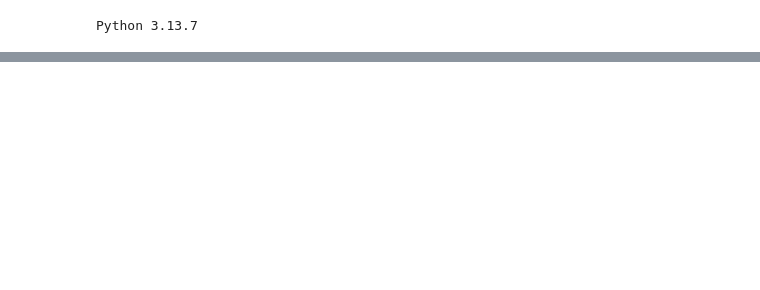
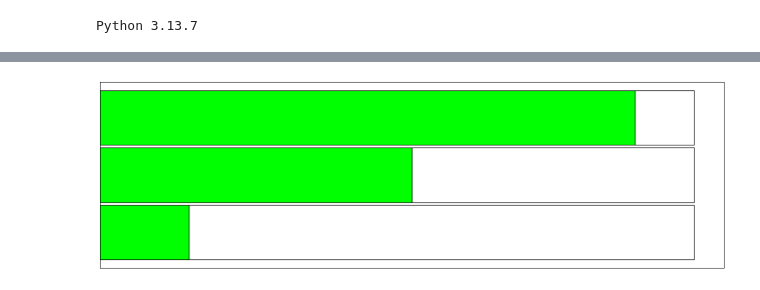
Before and after one commit to anoban/python, a Jupyter notebook: notebooks/coc-wsu.ipynb, the cells around one changed output, grey strips where cells are left out. Saved outputs shown, nothing was run; the diff lists cells and outputs as text; code cells hidden in the pictures; blank space fills up the shorter version.

```diff
--- a/notebooks/coc-wsu.ipynb
+++ b/notebooks/coc-wsu.ipynb
@@ -82,0 +76,11 @@ plt.show()
+# %%
+fig, axes = plt.subplots()
+fig.set_size_inches(20, 6)
+fill = np.linspace(start=15, stop=90, num=3)
+axes.barh(y=[0, 1, 2], width=fill, height=0.95, edgecolor="black", color="lime")
+axes.barh(y=[0, 1, 2], width=100-fill, left=fill, height=0.95, edgecolor="black", color="none")
+axes.set_xticks([])
+axes.set_yticks([])
+plt.show()
+# %% [output]
+[figure, added]
```
Also changed, not shown: parts of 14 cells of this notebook, 1 other file.
